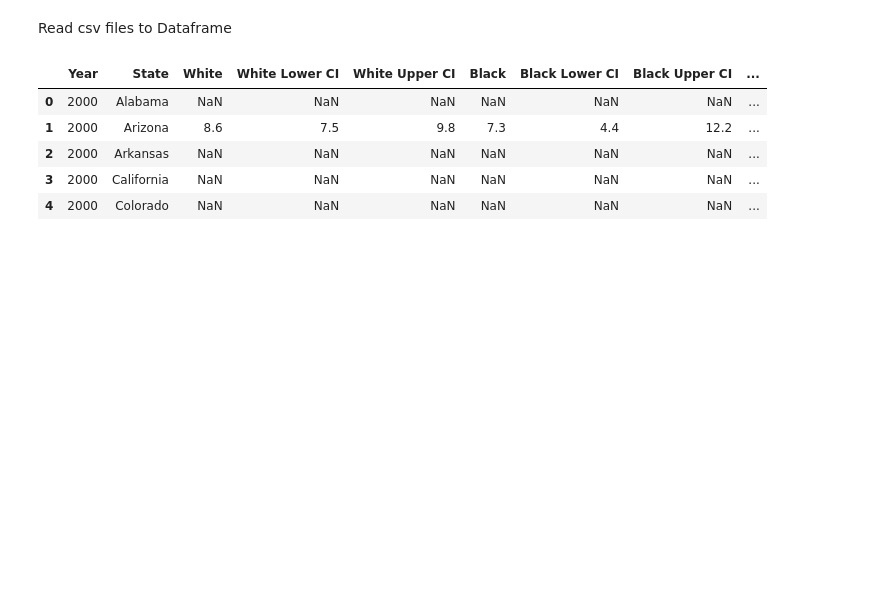
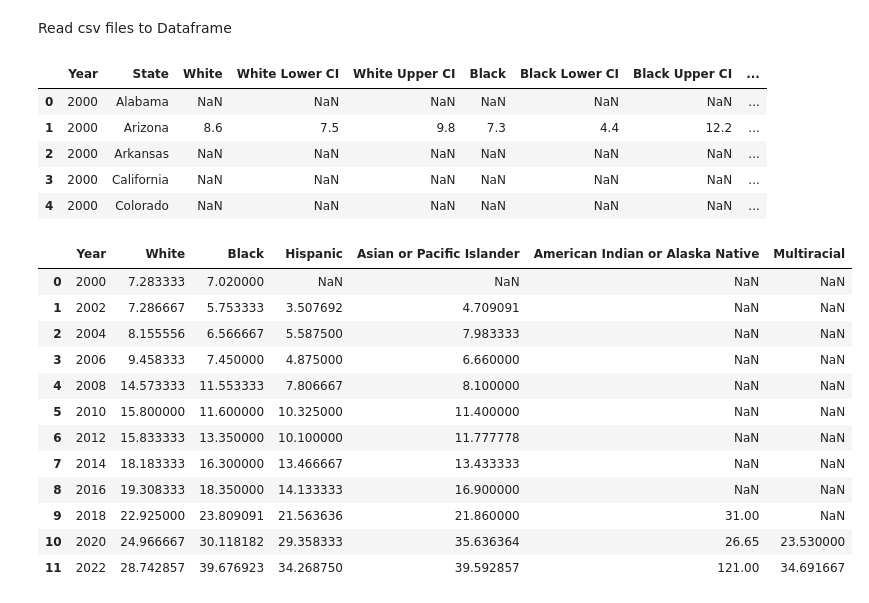
Before and after one commit to janvimehendale/capstone, a Jupyter notebook: notebooks/ethnicity.ipynb, the cells around one changed output. Cells and saved outputs as stored; diff of their text form; code cells hidden in the pictures; blank space fills up the shorter version.

```diff
--- a/notebooks/ethnicity.ipynb
+++ b/notebooks/ethnicity.ipynb
@@ -21,3 +21,20 @@ ethnicity.head()
 | 2 | 2000 | Arkansas | NaN | NaN | NaN | NaN | NaN | NaN | ... |
 | 3 | 2000 | California | NaN | NaN | NaN | NaN | NaN | NaN | ... |
 | 4 | 2000 | Colorado | NaN | NaN | NaN | NaN | NaN | NaN | ... |
+# %%
+ethnicity_year = ethnicity.groupby("Year")[["White","Black","Hispanic", "Asian or Pacific Islander","American Indian or Alaska Native","Multiracial"]].mean().reset_index()
+ethnicity_year
+# %% [output]
+|  | Year | White | Black | Hispanic | Asian or Pacific Islander | American Indian or Alaska Native | Multiracial |
+| 0 | 2000 | 7.283333 | 7.020000 | NaN | NaN | NaN | NaN |
+| 1 | 2002 | 7.286667 | 5.753333 | 3.507692 | 4.709091 | NaN | NaN |
+| 2 | 2004 | 8.155556 | 6.566667 | 5.587500 | 7.983333 | NaN | NaN |
+| 3 | 2006 | 9.458333 | 7.450000 | 4.875000 | 6.660000 | NaN | NaN |
+| 4 | 2008 | 14.573333 | 11.553333 | 7.806667 | 8.100000 | NaN | NaN |
+| 5 | 2010 | 15.800000 | 11.600000 | 10.325000 | 11.400000 | NaN | NaN |
+| 6 | 2012 | 15.833333 | 13.350000 | 10.100000 | 11.777778 | NaN | NaN |
+| 7 | 2014 | 18.183333 | 16.300000 | 13.466667 | 13.433333 | NaN | NaN |
+| 8 | 2016 | 19.308333 | 18.350000 | 14.133333 | 16.900000 | NaN | NaN |
+| 9 | 2018 | 22.925000 | 23.809091 | 21.563636 | 21.860000 | 31.00 | NaN |
+| 10 | 2020 | 24.966667 | 30.118182 | 29.358333 | 35.636364 | 26.65 | 23.530000 |
+| 11 | 2022 | 28.742857 | 39.676923 | 34.268750 | 39.592857 | 121.00 | 34.691667 |
```
Also changed, not shown: parts of 1 cell of this notebook, 7 other files.
